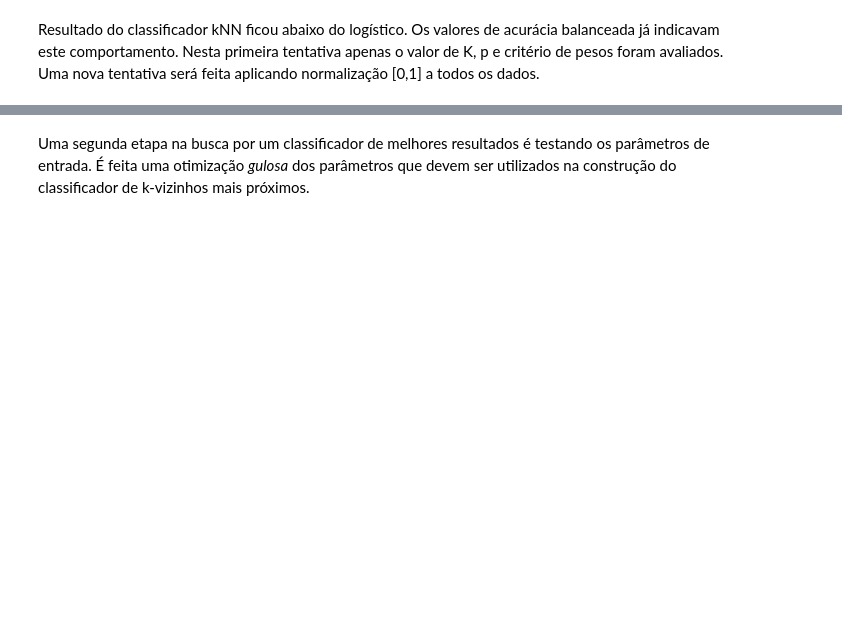
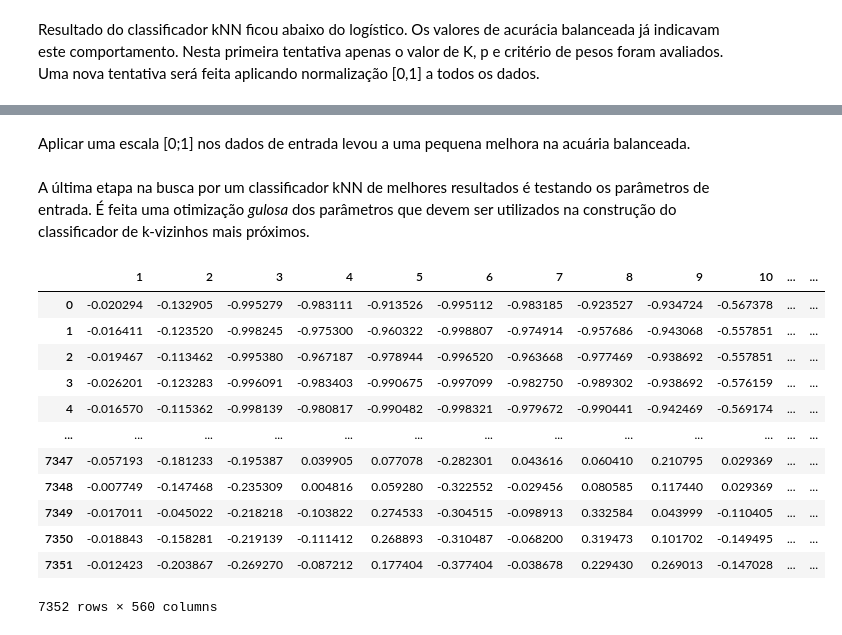
Before and after one commit to TiagoCAAmorim/machine_learning, a Jupyter notebook: Lista02/Lista02.ipynb, the cells around one changed output, grey strips where cells are left out. Drawn from its saved outputs; the diff is of its cells as text; code cells hidden in the pictures; blank space fills up the shorter version.

```diff
--- a/Lista02/Lista02.ipynb
+++ b/Lista02/Lista02.ipynb
@@ -438,2 +497,4 @@ plt.show()
+# %% [markdown]
+Aplicar uma escala [0;1] nos dados de entrada levou a uma pequena melhora na acuária balanceada.
 # %% [markdown]
-Uma segunda etapa na busca por um classificador de melhores resultados é testando os parâmetros de entrada. É feita uma otimização _gulosa_ dos parâmetros que devem ser utilizados na construção do classificador de k-vizinhos mais próximos.
+A última etapa na busca por um classificador kNN de melhores resultados é testando os parâmetros de entrada. É feita uma otimização _gulosa_ dos parâmetros que devem ser utilizados na construção do classificador de k-vizinhos mais próximos.
@@ -439,0 +503,41 @@ Uma segunda etapa na busca por um classificador de melhores resultados é testan
+# %%
+def filtered_df(df, boolean_list):
+    columns_to_select = {column: value for column, value in zip(df.keys(), boolean_list) if value}
+    return pd.DataFrame(df)[columns_to_select.keys()]
+
+def trim_columns_model(X, y, model, max_iterations=10):
+    changes = 99
+    iterations = 0
+    keep = [True] * len(X.columns)
+    best_ba = do_CV(X=X, y=y, model=model, n_splits=2)
+    print(f"Iteration 0: Columns = {keep.count(True)}, Balanced Accuracy = {best_ba}")
+    while changes > 0 and iterations < max_iterations:
+        iterations += 1
+        changes = 0
+        for i, ok in enumerate(keep):
+            if ok:
+                keep_try = keep.copy()
+                keep_try[i] = False
+                X_new = filtered_df(X, keep_try)
+                new_ba = do_CV(X=X_new, y=y, model=model, n_splits=2)
+                if new_ba >= best_ba:
+                    best_ba = new_ba
+                    keep = keep_try
+                    changes += 1
+        print(f"Iteration {i}: Columns = {keep.count(True)}, Balanced Accuracy = {best_ba}")
+# %%
+filtered_df(X, [False] + [True]*(len(X.columns)-1))
+# %% [output]
+|  | 1 | 2 | 3 | 4 | 5 | 6 | 7 | 8 | 9 | 10 | ... | ... |
+| 0 | -0.020294 | -0.132905 | -0.995279 | -0.983111 | -0.913526 | -0.995112 | -0.983185 | -0.923527 | -0.934724 | -0.567378 | ... | ... |
+| 1 | -0.016411 | -0.123520 | -0.998245 | -0.975300 | -0.960322 | -0.998807 | -0.974914 | -0.957686 | -0.943068 | -0.557851 | ... | ... |
+| 2 | -0.019467 | -0.113462 | -0.995380 | -0.967187 | -0.978944 | -0.996520 | -0.963668 | -0.977469 | -0.938692 | -0.557851 | ... | ... |
+| 3 | -0.026201 | -0.123283 | -0.996091 | -0.983403 | -0.990675 | -0.997099 | -0.982750 | -0.989302 | -0.938692 | -0.576159 | ... | ... |
+| 4 | -0.016570 | -0.115362 | -0.998139 | -0.980817 | -0.990482 | -0.998321 | -0.979672 | -0.990441 | -0.942469 | -0.569174 | ... | ... |
+| ... | ... | ... | ... | ... | ... | ... | ... | ... | ... | ... | ... | ... |
+| 7347 | -0.057193 | -0.181233 | -0.195387 | 0.039905 | 0.077078 | -0.282301 | 0.043616 | 0.060410 | 0.210795 | 0.029369 | ... | ... |
+| 7348 | -0.007749 | -0.147468 | -0.235309 | 0.004816 | 0.059280 | -0.322552 | -0.029456 | 0.080585 | 0.117440 | 0.029369 | ... | ... |
+| 7349 | -0.017011 | -0.045022 | -0.218218 | -0.103822 | 0.274533 | -0.304515 | -0.098913 | 0.332584 | 0.043999 | -0.110405 | ... | ... |
+| 7350 | -0.018843 | -0.158281 | -0.219139 | -0.111412 | 0.268893 | -0.310487 | -0.068200 | 0.319473 | 0.101702 | -0.149495 | ... | ... |
+| 7351 | -0.012423 | -0.203867 | -0.269270 | -0.087212 | 0.177404 | -0.377404 | -0.038678 | 0.229430 | 0.269013 | -0.147028 | ... | ... |
+7352 rows × 560 columns
```
Also changed, not shown: parts of 38 cells of this notebook, 7 other files.
